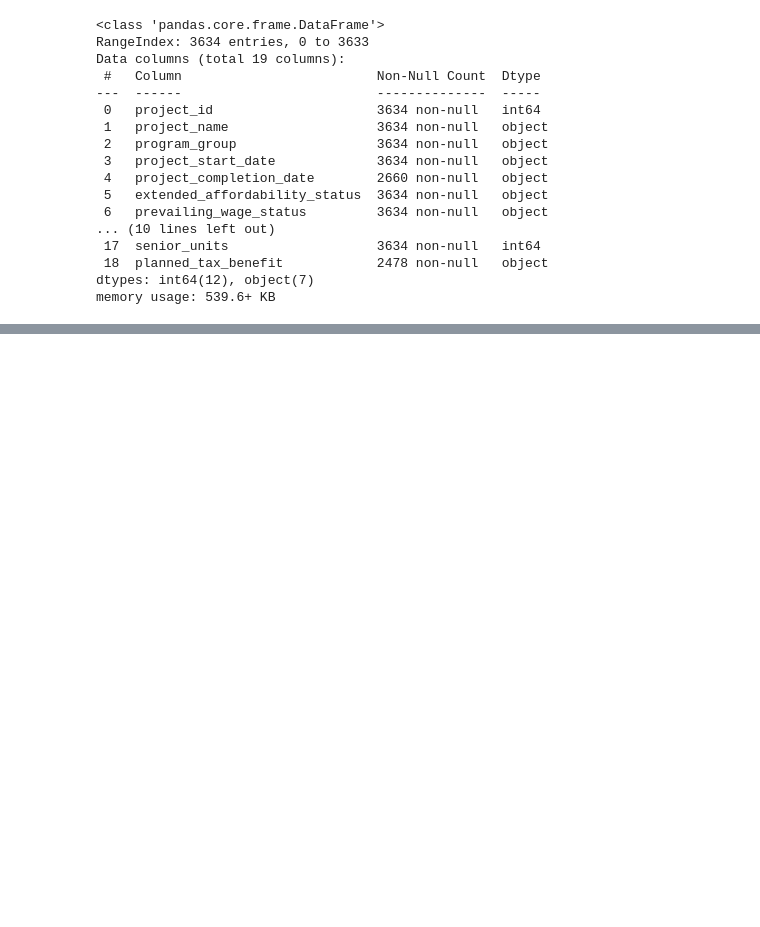
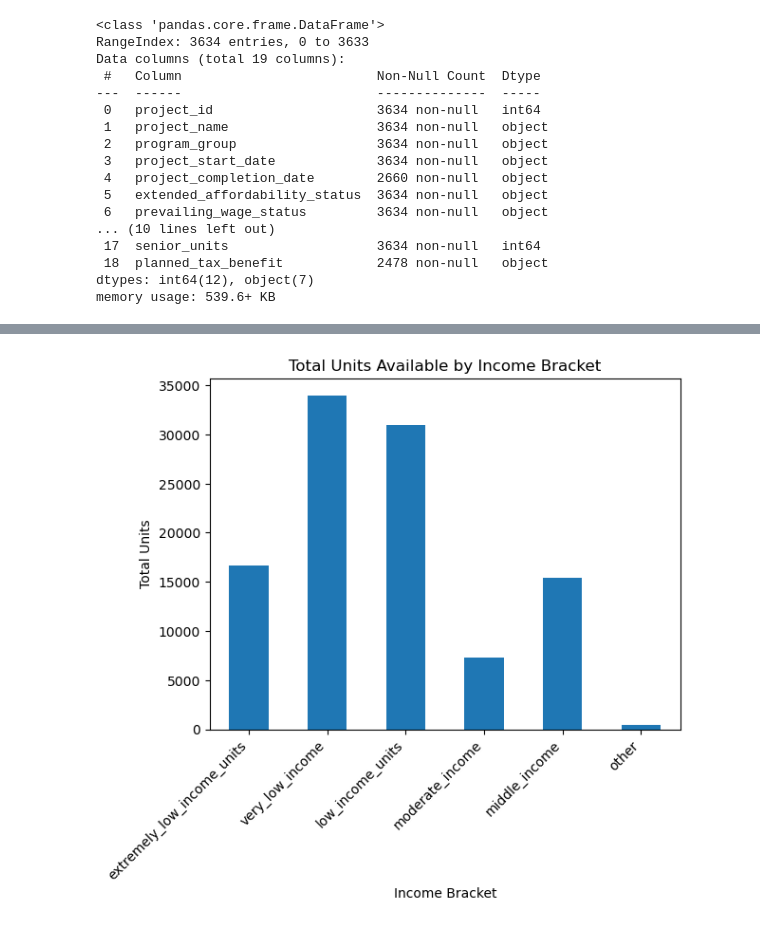
Before and after one commit to josuesimon/Phase1_Portfolio, a Jupyter notebook: Notebooks/angeneris_eda.ipynb, the cells around one changed output, grey strips where cells are left out. Saved outputs shown, nothing was run; the diff lists cells and outputs as text; code cells hidden in the pictures; blank space fills up the shorter version.

```diff
--- a/Notebooks/angeneris_eda.ipynb
+++ b/Notebooks/angeneris_eda.ipynb
@@ -44,0 +80,11 @@ hpd_nyc.describe()
+# %%
+hpd_nyc[['extremely_low_income_units', 'very_low_income', 'low_income_units',
+         'moderate_income', 'middle_income', 'other']].sum().plot(kind='bar')
+
+plt.xlabel("Income Bracket")
+plt.ylabel("Total Units")
+plt.title("Total Units Available by Income Bracket")
+plt.xticks(rotation=45, ha="right")
+plt.show()
+# %% [output]
+[figure, added]
```
Also changed, not shown: parts of 12 cells of this notebook.
